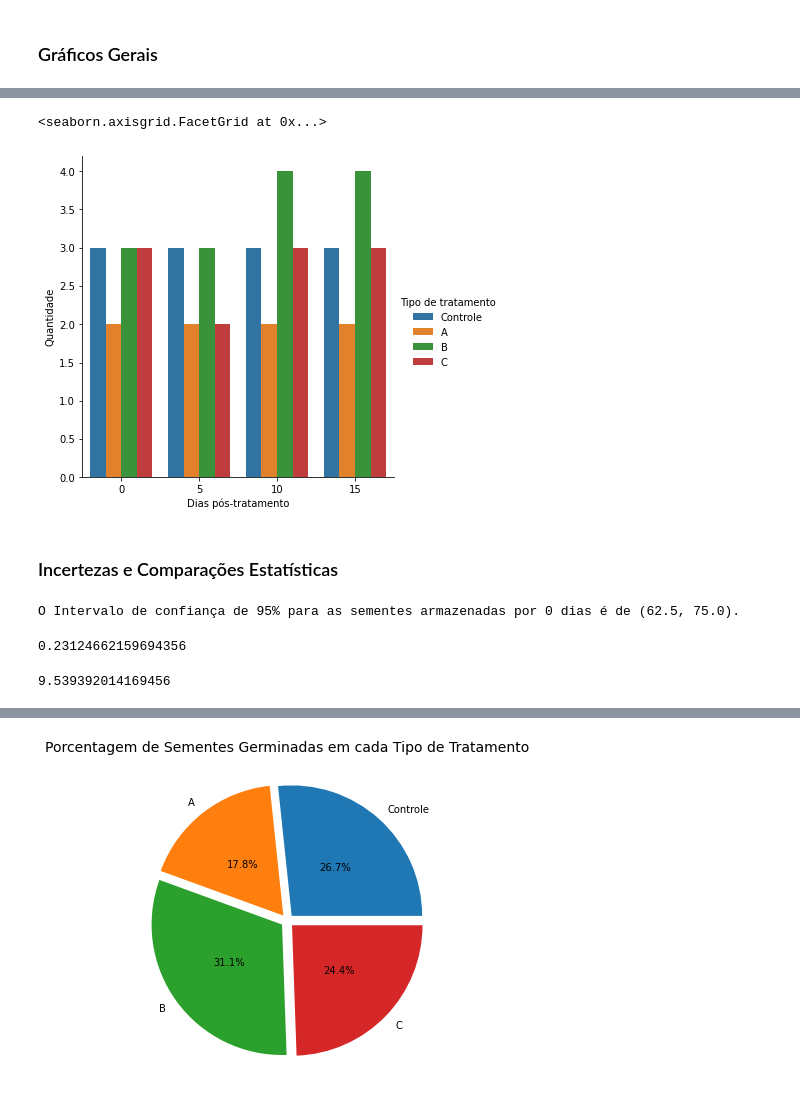
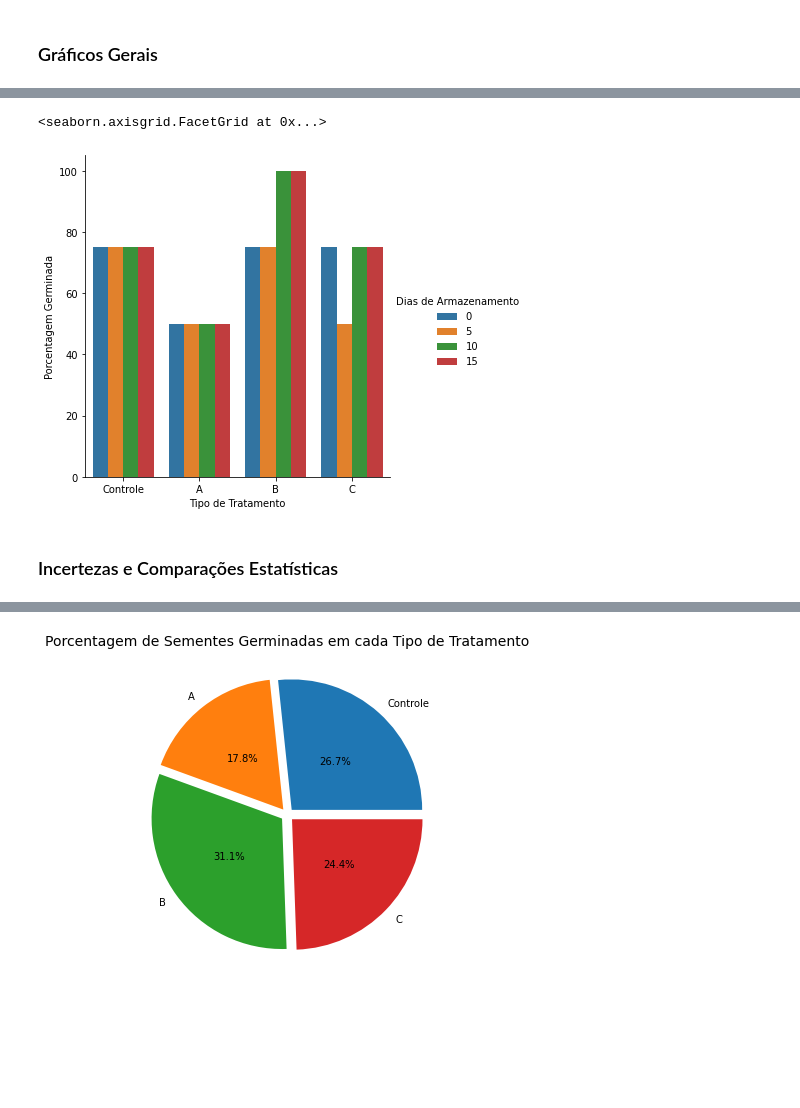
Before and after one commit to Cizika/Projeto-Sementes, a Jupyter notebook: AnáliseSementes.ipynb, the cells around one changed output, grey strips where cells are left out. Cells and saved outputs as stored; diff of their text form; code cells hidden in the pictures; blank space fills up the shorter version.

```diff
--- a/AnáliseSementes.ipynb
+++ b/AnáliseSementes.ipynb
@@ -40,5 +47,5 @@ import numpy as np
 dados_germinacao = pd.read_csv("https://raw.githubusercontent.com/Cizika/Projeto-Sementes/master/Dados/DadosGerminacao.csv", index_col=0, delimiter= ";")
 # %%
 # Renomeando a chave do indíce e das colunas
-dados_germinacao.index.names = ['Tipo de tratamento']
-dados_germinacao.columns.names = ['Dias pós-tratamento']
+dados_germinacao.index.names = ['Tipo de Tratamento']
+dados_germinacao.columns.names = ['Dias de Armazenamento']
@@ -116,5 +252,5 @@ sns.catplot(kind="box", data=dados_proporcao)
 # %%
 # Criando dataframe com os dados empilhados e índices como coluna
-dados_desempilhados_porcentagem = pd.DataFrame(dados_proporcao.stack(), columns = ["Porcentagem"]).reset_index()
+dados_desempilhados_porcentagem = pd.DataFrame(dados_proporcao.stack(), columns = ["Porcentagem Germinada"]).reset_index()
 dados_desempilhados_porcentagem.head()
 # %% [output]
@@ -144,8 +269,8 @@ dados_desempilhados_quantidade.head()
 # %%
-# Utilizando biblioteca Seaborn para plotar um gráfico de barras
-sns.catplot(kind="bar",x='Dias pós-tratamento', y='Quantidade', hue='Tipo de tratamento', data=dados_desempilhados_quantidade)
+# Utilizando biblioteca Seaborn para plotar um gráfico de PORCENTAGEM DE GERMINADAS por TIPO DE TRATAMENTO
+sns.catplot(kind="bar",x='Tipo de Tratamento', y='Porcentagem Germinada', hue='Dias de Armazenamento', data=dados_desempilhados_porcentagem)
 # %% [output]
 <seaborn.axisgrid.FacetGrid at 0x...>
-[figure, old version]
+[figure, new version]
 # %% [markdown]
 ### Incertezas e Comparações Estatísticas
@@ -157,28 +276,0 @@ sns.catplot(kind="bar",x='Dias pós-tratamento', y='Quantidade', hue='Tipo de tr
-# %%
-# Calculando estimativa intervalar da PORCENTAGEM de germinação para sementes tratadas após ZERO dias
-intervalo_zero_dias = 2 * np.sqrt(medidas_descritivas["0"]["Variancia"]/16)
-
-# Calculando Limite inferior para sementes 0 dias
-lim_inf = medidas_descritivas["0"]["Media"] - intervalo_zero_dias
-
-# Calculando Limite superior para sementes 0 dias
-lim_sup = medidas_descritivas["0"]["Media"] + intervalo_zero_dias
-
-print("O Intervalo de confiança de 95% para as sementes armazenadas por 0 dias é de (" + str(lim_inf) + ", " + str(lim_sup) + ").")
-# %% [output]
-O Intervalo de confiança de 95% para as sementes armazenadas por 0 dias é de (62.5, 75.0).
-# %%
-# Margem de erro
-# margem_erro = 2*np.sqrt((mean * (1 - mean)) / n)
-margem_erro = 2 * np.sqrt((0.69 * (1 - 0.69))/16) # Para 0 dias
-print(margem_erro)
-# %% [output]
-0.23124662159694356
-# %%
-# Comparação entre médias, diferença entre as duas médias populacionais se distancia,
-# provalvelmente 'diferenca' da diferenca amostral
-# diferenca = 2*np.sqrt((var1/n1) + (var2/n2))
-diferenca = 2*np.sqrt((208/4) + (156/4)) # 5 dias - 0 dias
-diferenca
-# %% [output]
-9.539392014169456
```
Also changed, not shown: parts of 105 cells of this notebook.
